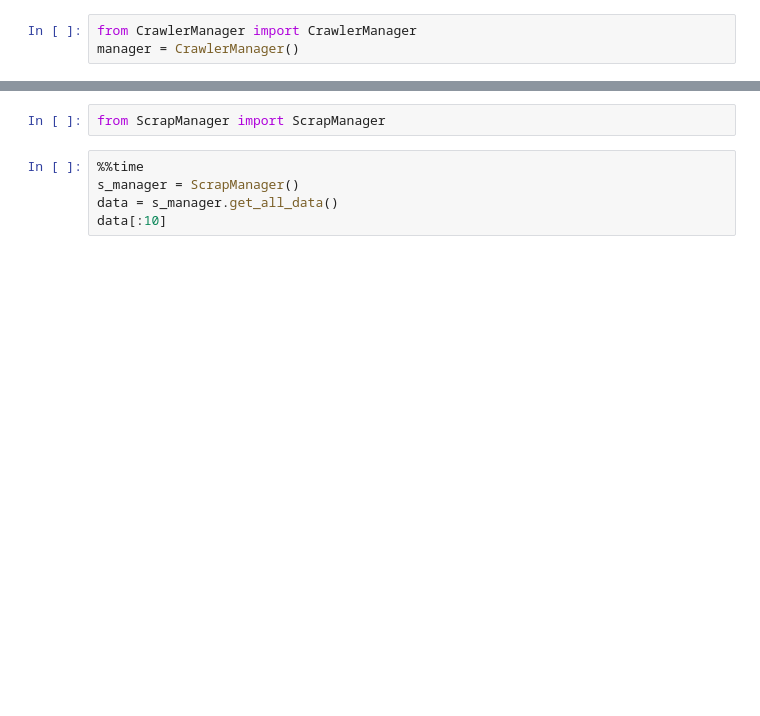
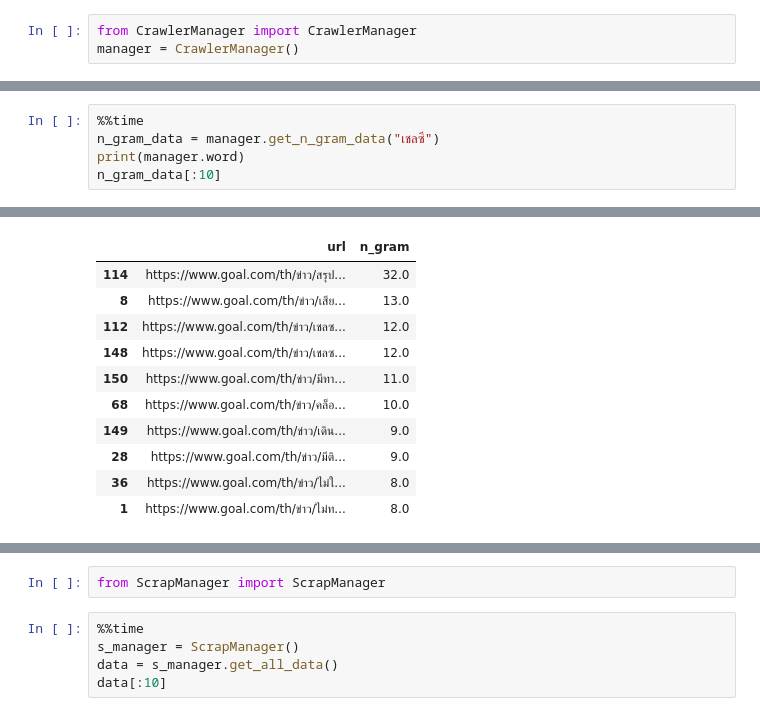
Before and after one commit to Dsypasit/web_crawler, a Jupyter notebook: crawling_test.ipynb, the cells around one changed output, grey strips where cells are left out. Saved outputs shown, nothing was run; the diff lists cells and outputs as text; blank space fills up the shorter version.

Commit message:
feat : add word counter

```diff
--- a/crawling_test.ipynb
+++ b/crawling_test.ipynb
@@ -29,0 +30,6 @@ print(len(links))
+# %%
+%%time
+n_gram_data = manager.get_n_gram_data("เชลซี")
+print(manager.word)
+n_gram_data[:10]
+# %% [output]
@@ -30,3 +38,14 @@ print(len(links))
+|  | url | n_gram |
+| 114 | https://www.goal.com/th/ข่าว/สรุป... | 32.0 |
+| 8 | https://www.goal.com/th/ข่าว/เสีย... | 13.0 |
+| 112 | https://www.goal.com/th/ข่าว/เชลซ... | 12.0 |
+| 148 | https://www.goal.com/th/ข่าว/เชลซ... | 12.0 |
+| 150 | https://www.goal.com/th/ข่าว/มีทา... | 11.0 |
+| 68 | https://www.goal.com/th/ข่าว/คล็อ... | 10.0 |
+| 149 | https://www.goal.com/th/ข่าว/เดิน... | 9.0 |
+| 28 | https://www.goal.com/th/ข่าว/มีติ... | 9.0 |
+| 36 | https://www.goal.com/th/ข่าว/ไม่ใ... | 8.0 |
+| 1 | https://www.goal.com/th/ข่าว/ไม่ท... | 8.0 |
 # %%
 %%time
 n_gram_data = manager.get_n_gram_data("Barcelona")
```
Also changed, not shown: parts of 9 cells of this notebook, 2 other files.
